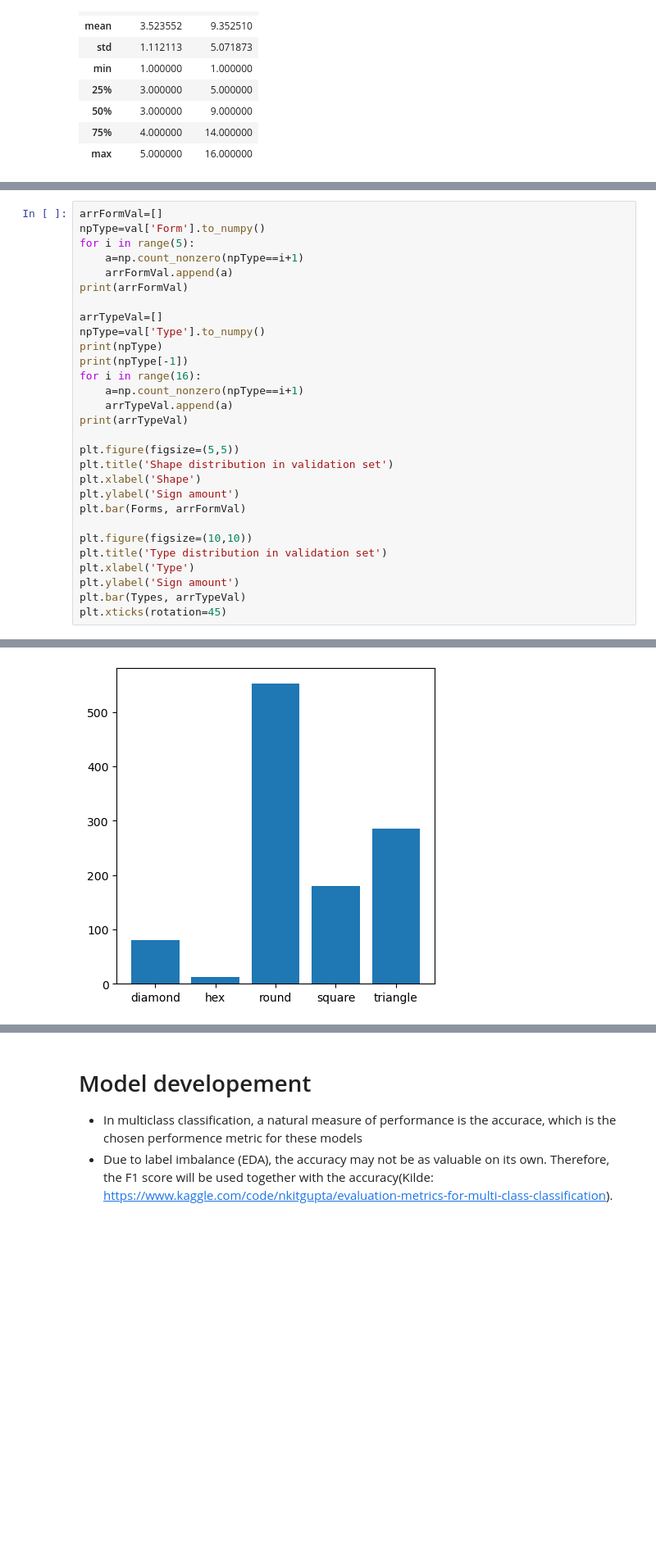
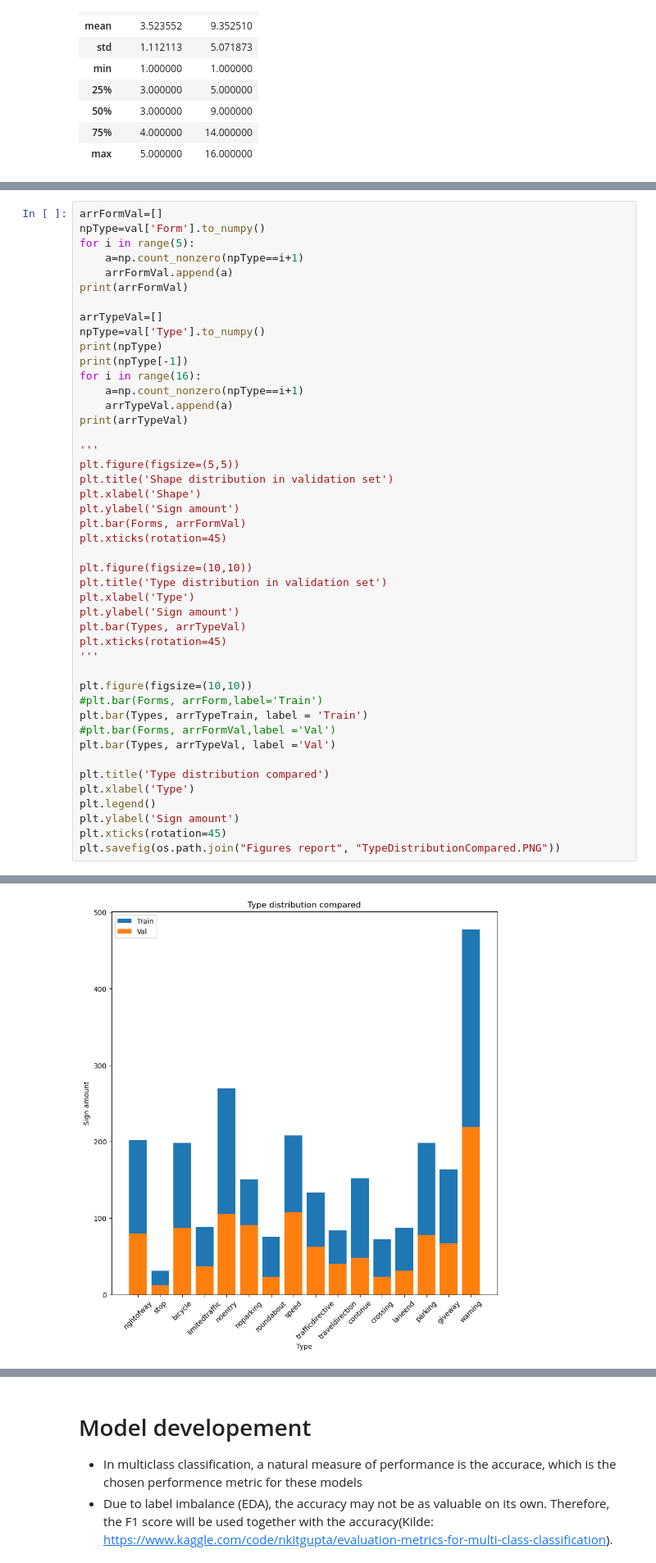
Before and after one commit to joergensiv/s4032472_s4028741_COSC2793Assignment2, a Jupyter notebook: Assignment_2_kjoerr.ipynb, the cells around one changed output, grey strips where cells are left out. Shown at 82% size. Cells and saved outputs as stored; diff of their text form; blank space fills up the shorter version.

```diff
--- a/Assignment_2_kjoerr.ipynb
+++ b/Assignment_2_kjoerr.ipynb
@@ -177,11 +172,13 @@ for i in range(16):
     arrTypeVal.append(a)
 print(arrTypeVal)
 
+'''
 plt.figure(figsize=(5,5))
 plt.title('Shape distribution in validation set')
 plt.xlabel('Shape')
 plt.ylabel('Sign amount')
 plt.bar(Forms, arrFormVal)
+plt.xticks(rotation=45)
 
 plt.figure(figsize=(10,10))
 plt.title('Type distribution in validation set')
@@ -189,6 +186,20 @@ plt.xlabel('Type')
 plt.ylabel('Sign amount')
 plt.bar(Types, arrTypeVal)
 plt.xticks(rotation=45)
+'''
+
+plt.figure(figsize=(10,10))
+#plt.bar(Forms, arrForm,label='Train')
+plt.bar(Types, arrTypeTrain, label = 'Train')
+#plt.bar(Forms, arrFormVal,label ='Val')
+plt.bar(Types, arrTypeVal, label ='Val')
+
+plt.title('Type distribution compared')
+plt.xlabel('Type')
+plt.legend()
+plt.ylabel('Sign amount')
+plt.xticks(rotation=45)
+plt.savefig(os.path.join("Figures report", "TypeDistributionCompared.PNG"))
 # %% [output]
 [80, 12, 553, 180, 286]
 [16 15  5 ... 14 16  6]
@@ -214 +208 @@ plt.xticks(rotation=45)
-[figure, old version]
+[figure, new version]
```
Also changed, not shown: parts of 36 cells of this notebook.
